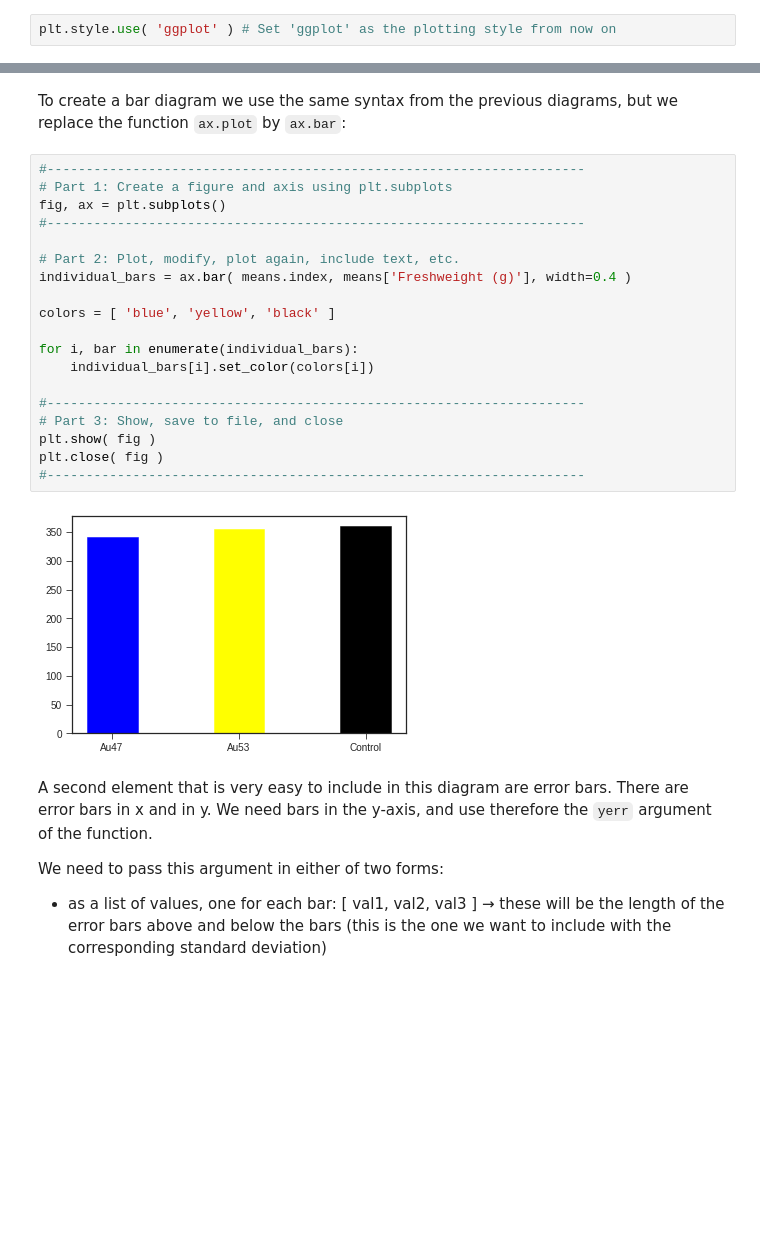
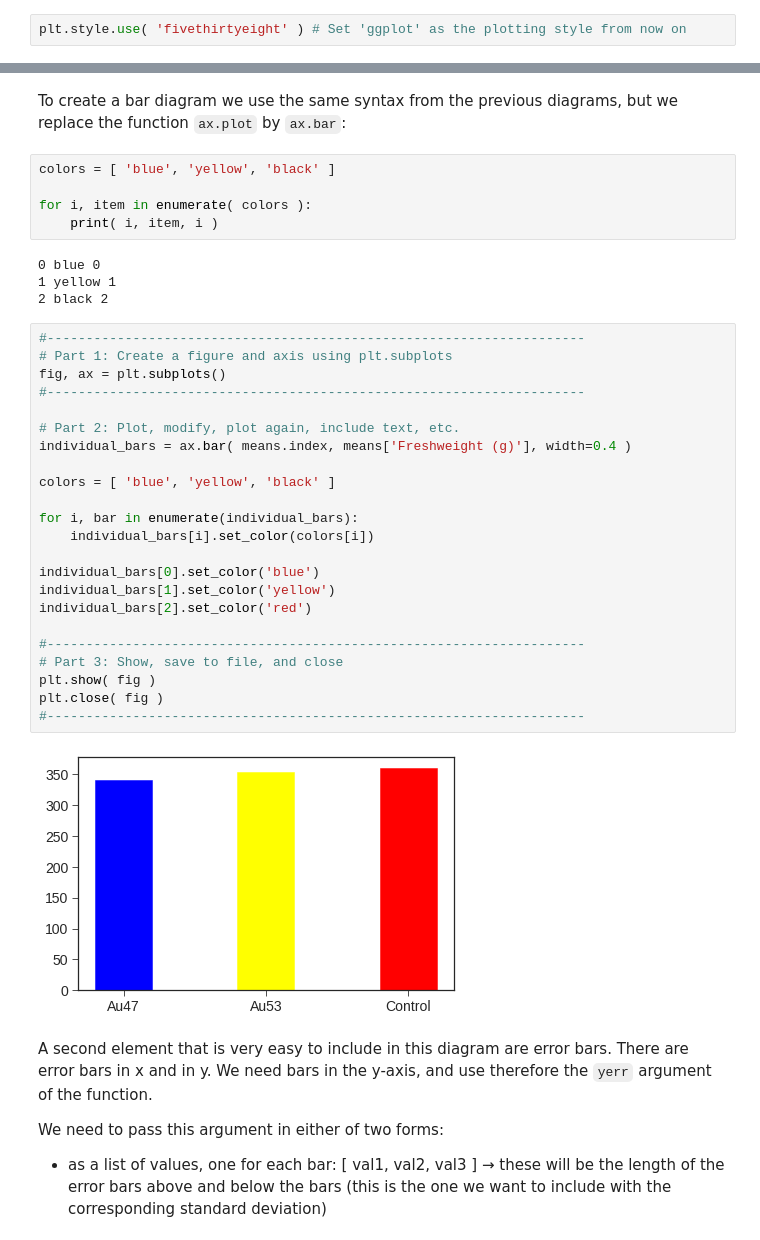
Before and after one commit to lskl/FIT_python_data, a Jupyter notebook: 5_matplotlib.ipynb, the cells around one changed output, grey strips where cells are left out. Drawn from its saved outputs; the diff is of its cells as text; blank space fills up the shorter version.

```diff
--- a/5_matplotlib.ipynb
+++ b/5_matplotlib.ipynb
@@ -445,7 +451,7 @@ simple_graph()
 # %% [markdown]
 To activate a style "permanently" use the following command:
 # %%
-plt.style.use( 'ggplot' ) # Set 'ggplot' as the plotting style from now on
+plt.style.use( 'fivethirtyeight' ) # Set 'ggplot' as the plotting style from now on
 # %% [markdown]
 Our simple graph now looks like:
 # %%
@@ -503,27 +509,40 @@ means
 | Control | 5.0 | 12.960784 | 360.300078 |
 # %% [markdown]
 To create a bar diagram we use the same syntax from the previous diagrams, but we replace the function `ax.plot` by `ax.bar`:
+# %%
+colors = [ 'blue', 'yellow', 'black' ]
+
+for i, item in enumerate( colors ):
+    print( i, item, i )
+# %% [output]
+0 blue 0
+1 yellow 1
+2 black 2
 # %%
 #---------------------------------------------------------------------
 # Part 1: Create a figure and axis using plt.subplots
 fig, ax = plt.subplots()
 #---------------------------------------------------------------------
 
 # Part 2: Plot, modify, plot again, include text, etc.
 individual_bars = ax.bar( means.index, means['Freshweight (g)'], width=0.4 )
 
 colors = [ 'blue', 'yellow', 'black' ]
 
 for i, bar in enumerate(individual_bars):
     individual_bars[i].set_color(colors[i])
 
+individual_bars[0].set_color('blue')
+individual_bars[1].set_color('yellow')
+individual_bars[2].set_color('red')
+
 #---------------------------------------------------------------------
 # Part 3: Show, save to file, and close
 plt.show( fig )
 plt.close( fig )
 #---------------------------------------------------------------------
 # %% [output]
-[figure, old version]
+[figure, new version]
 # %% [markdown]
 A second element that is very easy to include in this diagram are error bars. There are error bars in x and in y. We need bars in the y-axis, and use therefore the `yerr` argument of the function.
 
```
Also changed, not shown: parts of 30 cells of this notebook, 5 other files.
